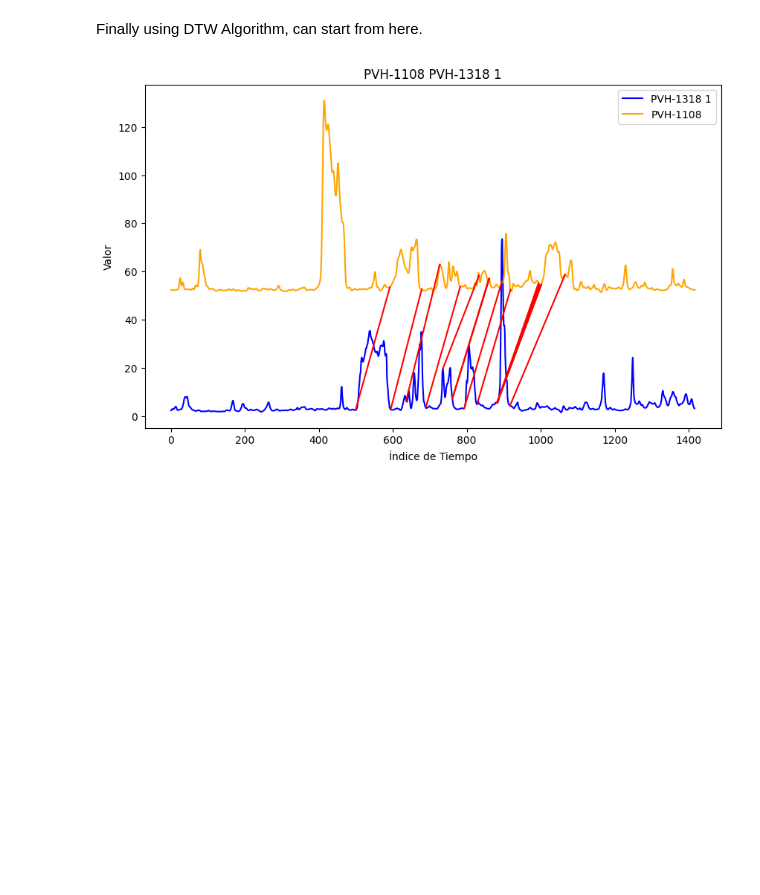
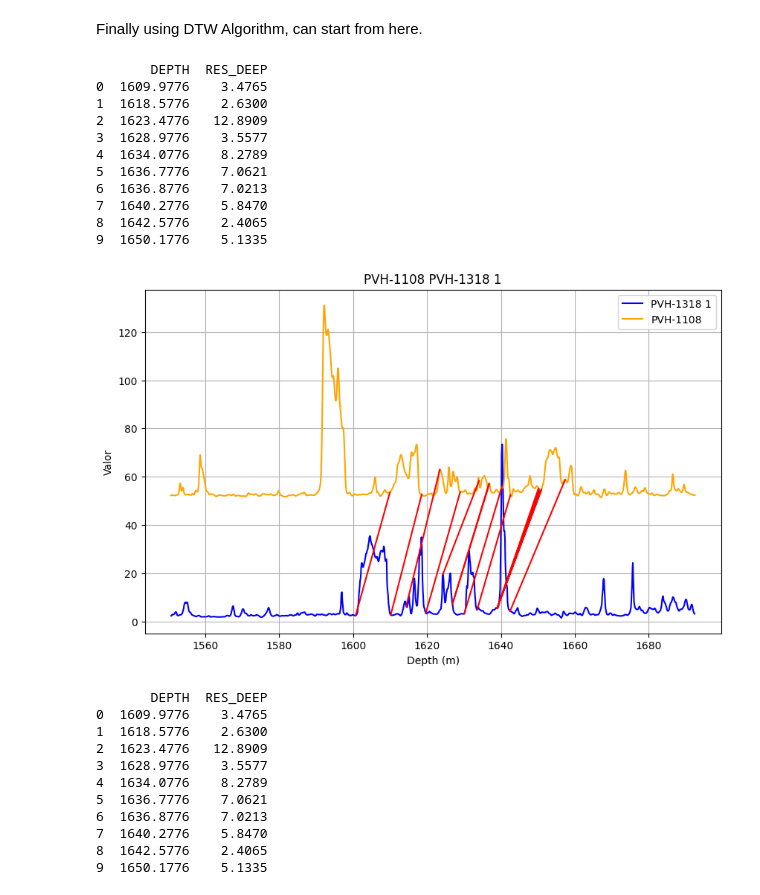
Before and after one commit to scast3/dtw_tool, a Jupyter notebook: 3_nodes_test.ipynb, the cells around one changed output. Cells and saved outputs as stored; diff of their text form; code cells hidden in the pictures; blank space fills up the shorter version.

Commit message:
created a results and a verificatoion df, need to compare them now

```diff
--- a/3_nodes_test.ipynb
+++ b/3_nodes_test.ipynb
@@ -175,46 +208,89 @@ for nodo in neighbors:
     #print(df1.head(10))
 
     #Filter df1 and df2 to only include depths around tops
-    G.nodes[pozo]["topes"] = df1[df1['Present'] == 1]
+    G.nodes[pozo]["topes"] = df1[df1['Present'] == 1] # store the filtered rows near the topes into the graph
     prof1 = df1[df1['Present'] == 1]["DEPTH"].reset_index()["DEPTH"][0] - 50
     prof2 = df1[df1['Present'] == 1]["DEPTH"].reset_index()["DEPTH"].iloc[-1] + 50
     df1 = df1[(df1['DEPTH'] > prof1) & (df1['DEPTH'] < prof2)].reset_index()
     df2 = df2[(df2['DEPTH'] > prof1) & (df2['DEPTH'] < prof2)].reset_index()
+
+    # print(df1.head(10))
 
     # normalize res deep in df1 and df2
     w1 = np.array(df1['RES_DEEP'].dropna())
     w1_normalized = normalize_array(w1)
     df1['w1_normalized'] = w1_normalized
 
     w2 = np.array(df2['RES_DEEP'].dropna())
     w2_normalized = normalize_array(w2)
 
     #DTW Distance
     ref = df1[df1["Present"] == 1]
     distance, path = fastdtw(w1, w2, dist=custom_distance)
     correla = [tupla for tupla in path if tupla[0] in ref.index]
     correla2 = [tupla[1] for tupla in correla]
 
     #mark tops in df2
     df2["topes"] = 0
     for elemento in correla2:
         if elemento in df2.index:
             df2.loc[elemento, "topes"] = 1
     G.nodes[nodo]["topes"] = df2[df2["topes"] == 1]
     G.nodes[nodo]["Procesados"] = df2
 
     logs.append(df2)
 
+
+    # number 2
     offset = 50
     plt.figure(figsize=(10, 6))
-    plt.plot(df1["RES_DEEP"], label=pozo, color='blue')
-    plt.plot(df2["RES_DEEP"] + offset, label=nodo, color='orange')
+
+    # Plot df1
+    plt.plot(df1["DEPTH"], df1["RES_DEEP"], label=pozo, color='blue')
+
+    # Plot df2 with offset
+    plt.plot(df2["DEPTH"], df2["RES_DEEP"] + offset, label=nodo, color='orange')
+
+
+    rows_to_add = []
     for i, j in correla:
-        plt.plot([i, j], [df1["RES_DEEP"].iloc[i], df2["RES_DEEP"].iloc[j] + offset], color='red', linestyle='-')
+        # Plot the DTW path
+        plt.plot([df1["DEPTH"].iloc[i], df2["DEPTH"].iloc[j]], [df1["RES_DEEP"].iloc[i], df2["RES_DEEP"].iloc[j] + offset], color='red', linestyle='-')
+
+        depth_value = df2["DEPTH"].iloc[j]
+        res_deep_value = df2["RES_DEEP"].iloc[j]
+        rows_to_add.append({'DEPTH': depth_value, 'RES_DEEP': res_deep_value})
+    df_result = pd.concat([df_result, pd.DataFrame(rows_to_add)], ignore_index=True)
+
+    print(df_result.head(10))
+
     plt.title(nodo + " " + pozo)
-    plt.xlabel('Índice de Tiempo')
+    plt.xlabel('Depth (m)')
     plt.ylabel('Valor')
     plt.legend()
+    plt.grid(True)
     plt.show()
 # %% [output]
+       DEPTH  RES_DEEP
+0  1609.9776    3.4765
+1  1618.5776    2.6300
+2  1623.4776   12.8909
+3  1628.9776    3.5577
+4  1634.0776    8.2789
+5  1636.7776    7.0621
+6  1636.8776    7.0213
+7  1640.2776    5.8470
+8  1642.5776    2.4065
+9  1650.1776    5.1335
-[figure, old version]
+[figure, new version]
+       DEPTH  RES_DEEP
+0  1609.9776    3.4765
+1  1618.5776    2.6300
+2  1623.4776   12.8909
+3  1628.9776    3.5577
+4  1634.0776    8.2789
+5  1636.7776    7.0621
+6  1636.8776    7.0213
+7  1640.2776    5.8470
+8  1642.5776    2.4065
+9  1650.1776    5.1335
```
Also changed, not shown: parts of 4 cells of this notebook.
